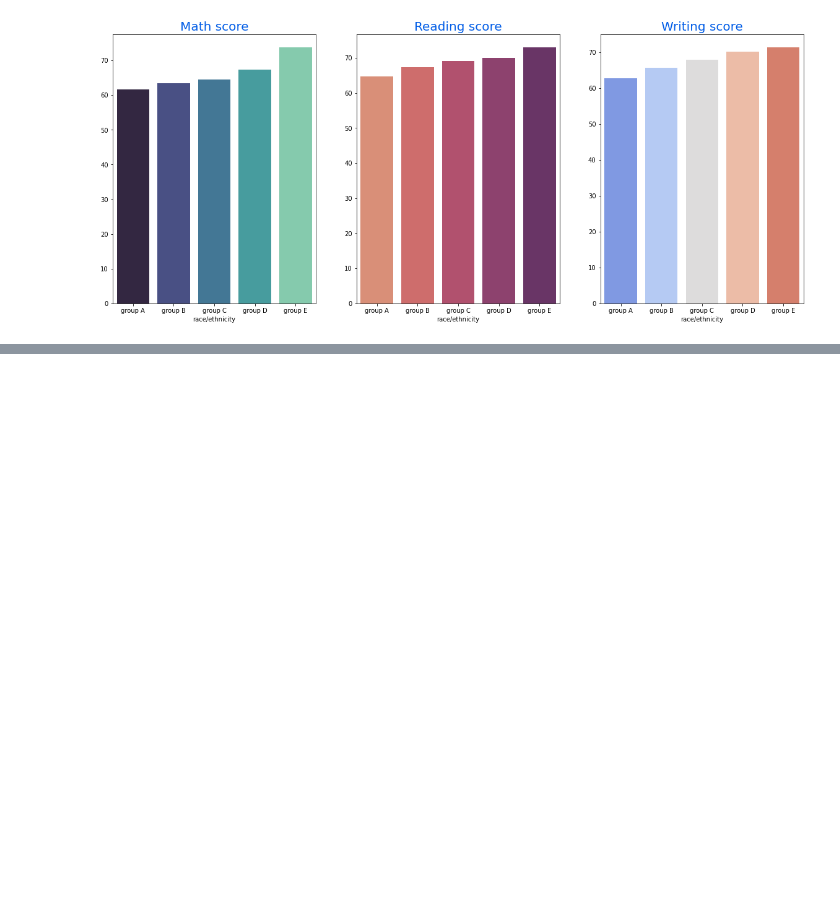
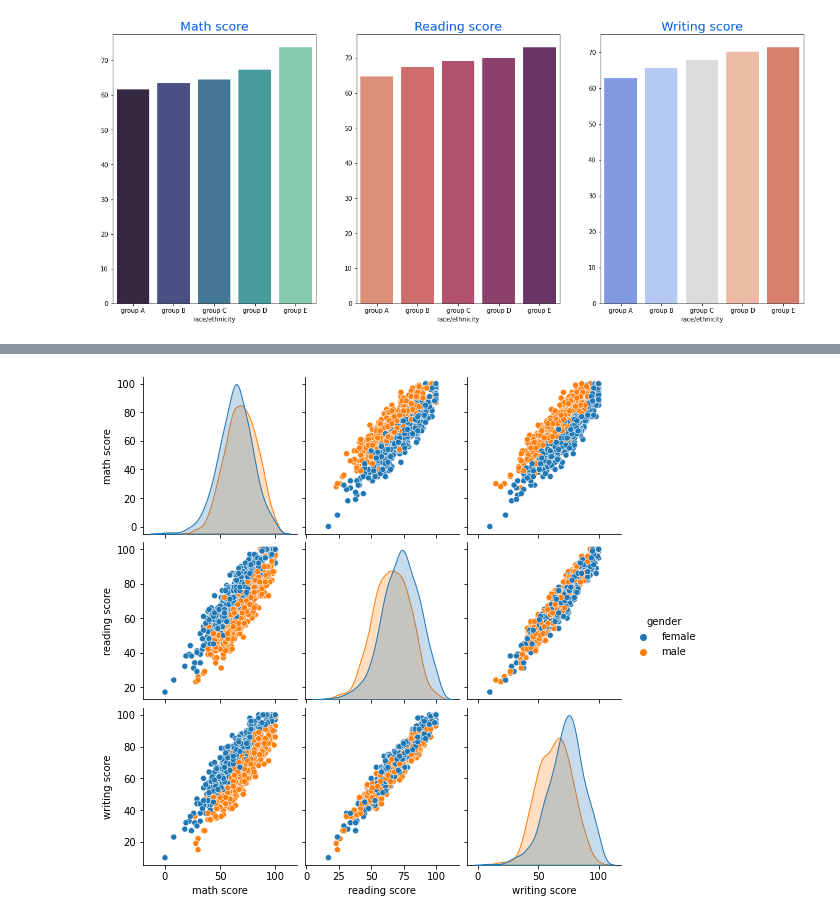
Before and after one commit to KailashAsnani/Study_Sage, a Jupyter notebook: notebook/EDA.ipynb, the cells around one changed output, grey strips where cells are left out. Saved outputs shown, nothing was run; the diff lists cells and outputs as text; code cells hidden in the pictures; blank space fills up the shorter version.

```diff
--- a/notebook/EDA.ipynb
+++ b/notebook/EDA.ipynb
@@ -335,0 +363,5 @@ Text(0.5, 1.0, 'Writing score')
+# %%
+sns.pairplot(df,hue = 'gender')
+plt.show()
+# %% [output]
+[figure, added]
```
Also changed, not shown: parts of 3 cells of this notebook, 5 other files.
